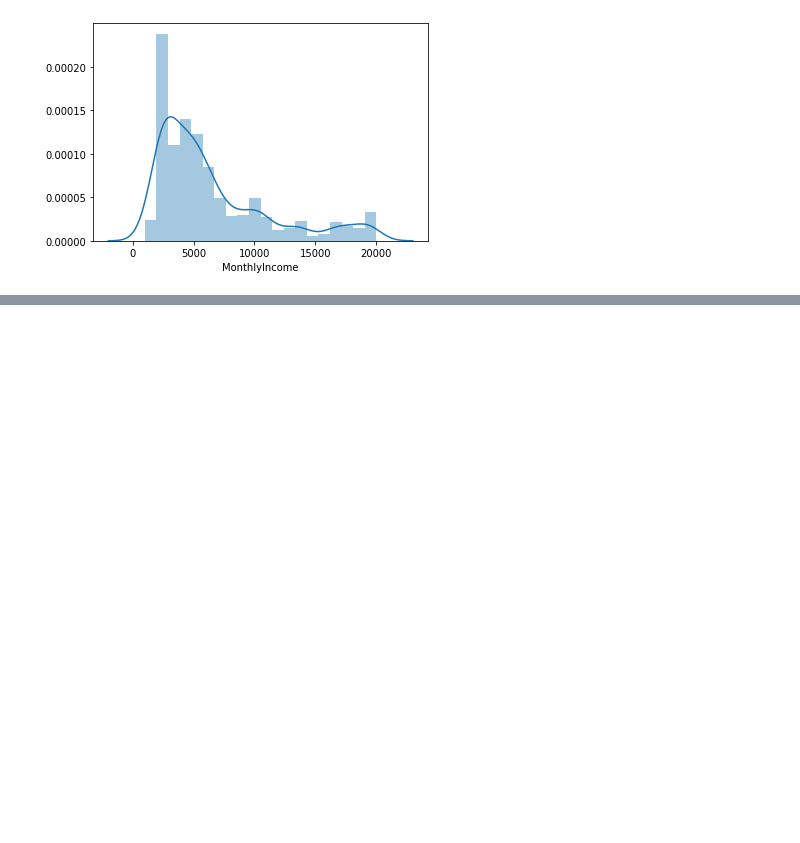
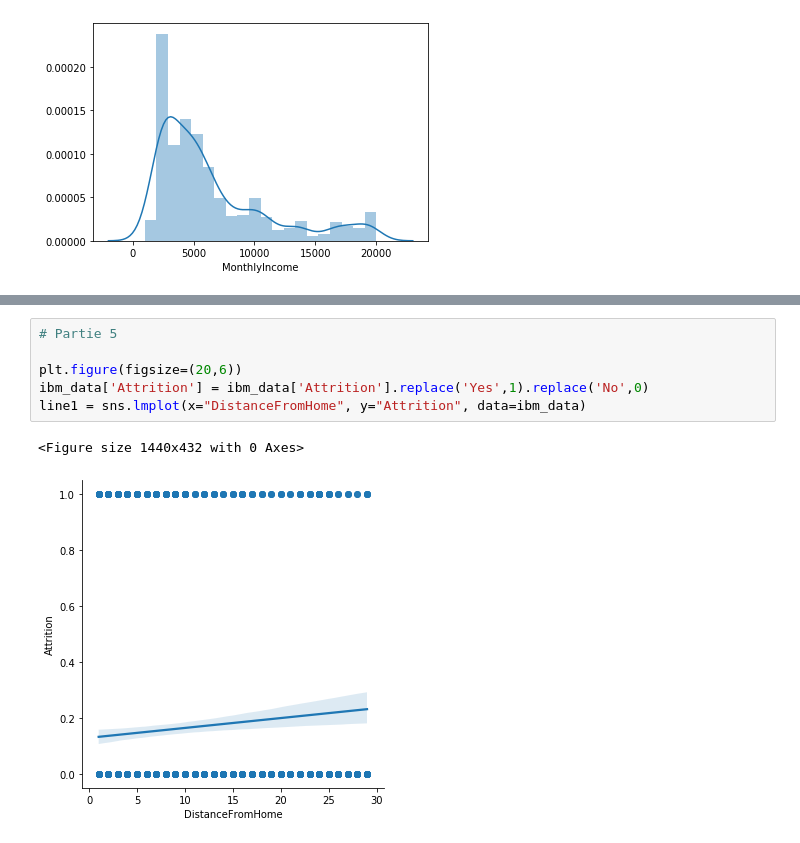
Before and after one commit to maxdev42/Python_Big_Data_Docker, a Jupyter notebook: Exercices/Exercices_partie2_dataviz.ipynb, the cells around one changed output, grey strips where cells are left out. Drawn from its saved outputs; the diff is of its cells as text; blank space fills up the shorter version.

```diff
--- a/Exercices/Exercices_partie2_dataviz.ipynb
+++ b/Exercices/Exercices_partie2_dataviz.ipynb
@@ -185,0 +188,9 @@ graphDistPlot = sns.distplot(ibm_data.MonthlyIncome)
+# %%
+# Partie 5
+
+plt.figure(figsize=(20,6))
+ibm_data['Attrition'] = ibm_data['Attrition'].replace('Yes',1).replace('No',0)
+line1 = sns.lmplot(x="DistanceFromHome", y="Attrition", data=ibm_data)
+# %% [output]
+<Figure size 1440x432 with 0 Axes>
+[figure, added]
```
Also changed, not shown: parts of 8 cells of this notebook.
